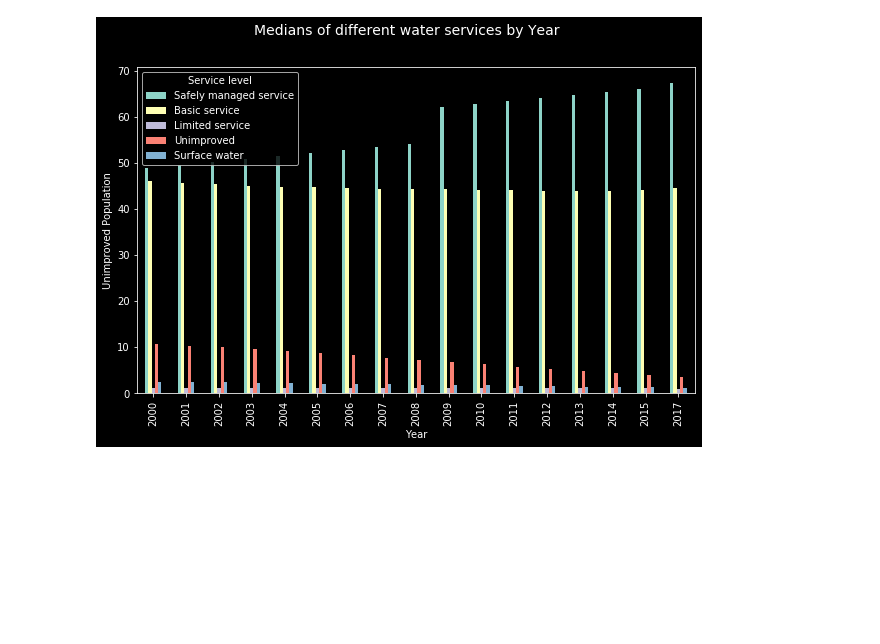
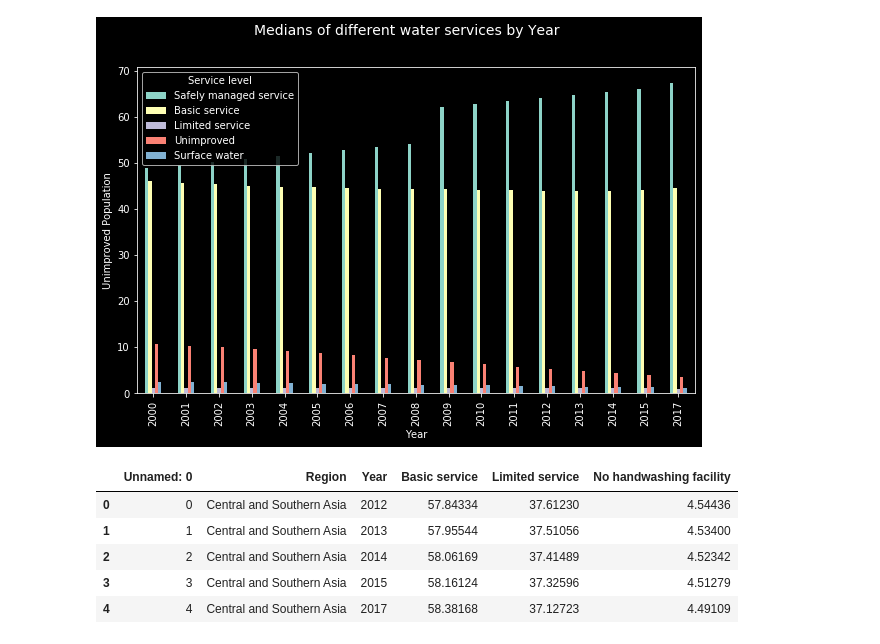
Before and after one commit to aliyah8/washanalysis, a Jupyter notebook: pythonprojects/water_notebook.ipynb, the cells around one changed output. Drawn from its saved outputs; the diff is of its cells as text; code cells hidden in the pictures; blank space fills up the shorter version.

```diff
--- a/pythonprojects/water_notebook.ipynb
+++ b/pythonprojects/water_notebook.ipynb
@@ -282,0 +281,11 @@ Text(0.5, 0, 'Year')
+# %%
+# work with dirnking water and hygiene
+hygiene = pd.read_csv('data/hygiene_cleaned.csv')
+hygiene.head()
+# %% [output]
+|  | Unnamed: 0 | Region | Year | Basic service | Limited service | No handwashing facility |
+| 0 | 0 | Central and Southern Asia | 2012 | 57.84334 | 37.61230 | 4.54436 |
+| 1 | 1 | Central and Southern Asia | 2013 | 57.95544 | 37.51056 | 4.53400 |
+| 2 | 2 | Central and Southern Asia | 2014 | 58.06169 | 37.41489 | 4.52342 |
+| 3 | 3 | Central and Southern Asia | 2015 | 58.16124 | 37.32596 | 4.51279 |
+| 4 | 4 | Central and Southern Asia | 2017 | 58.38168 | 37.12723 | 4.49109 |
```
Also changed, not shown: parts of 2 cells of this notebook.
